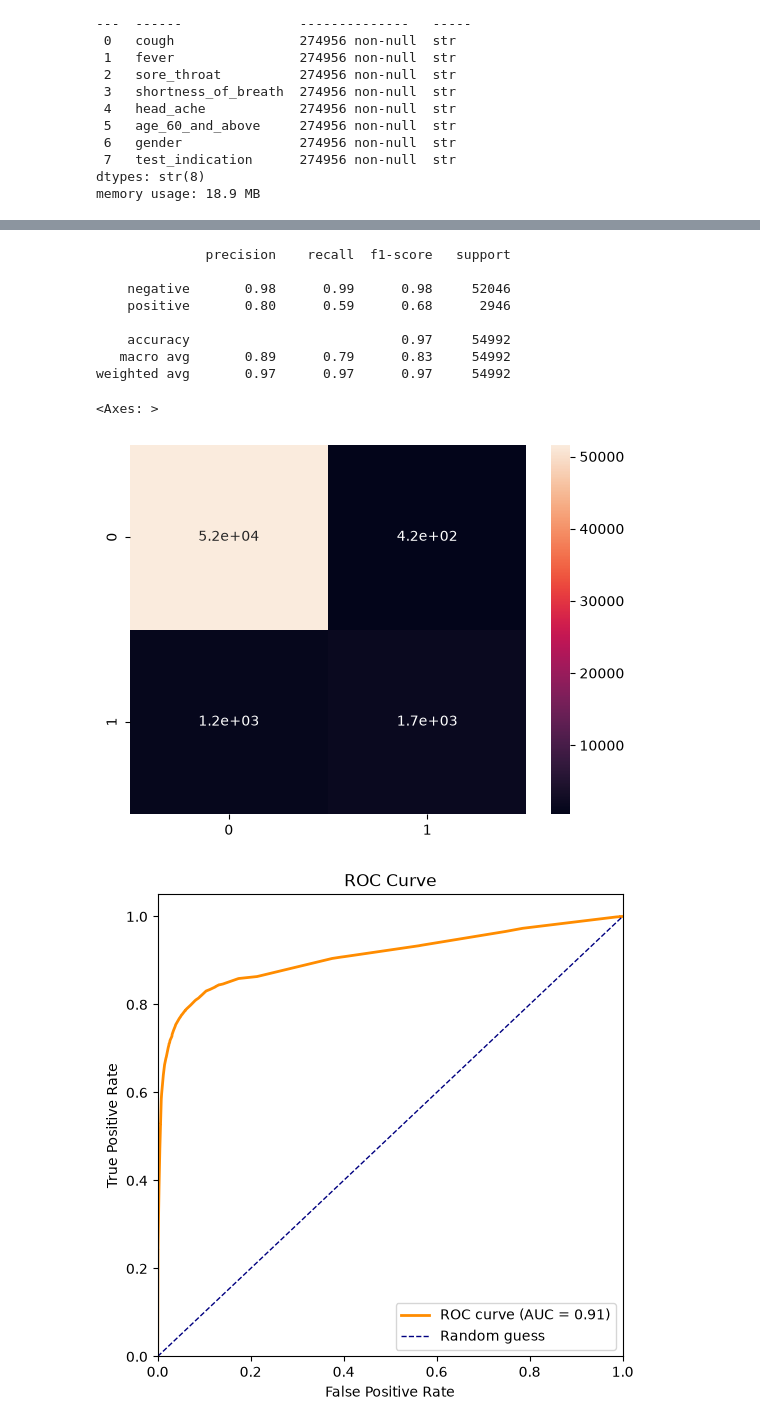
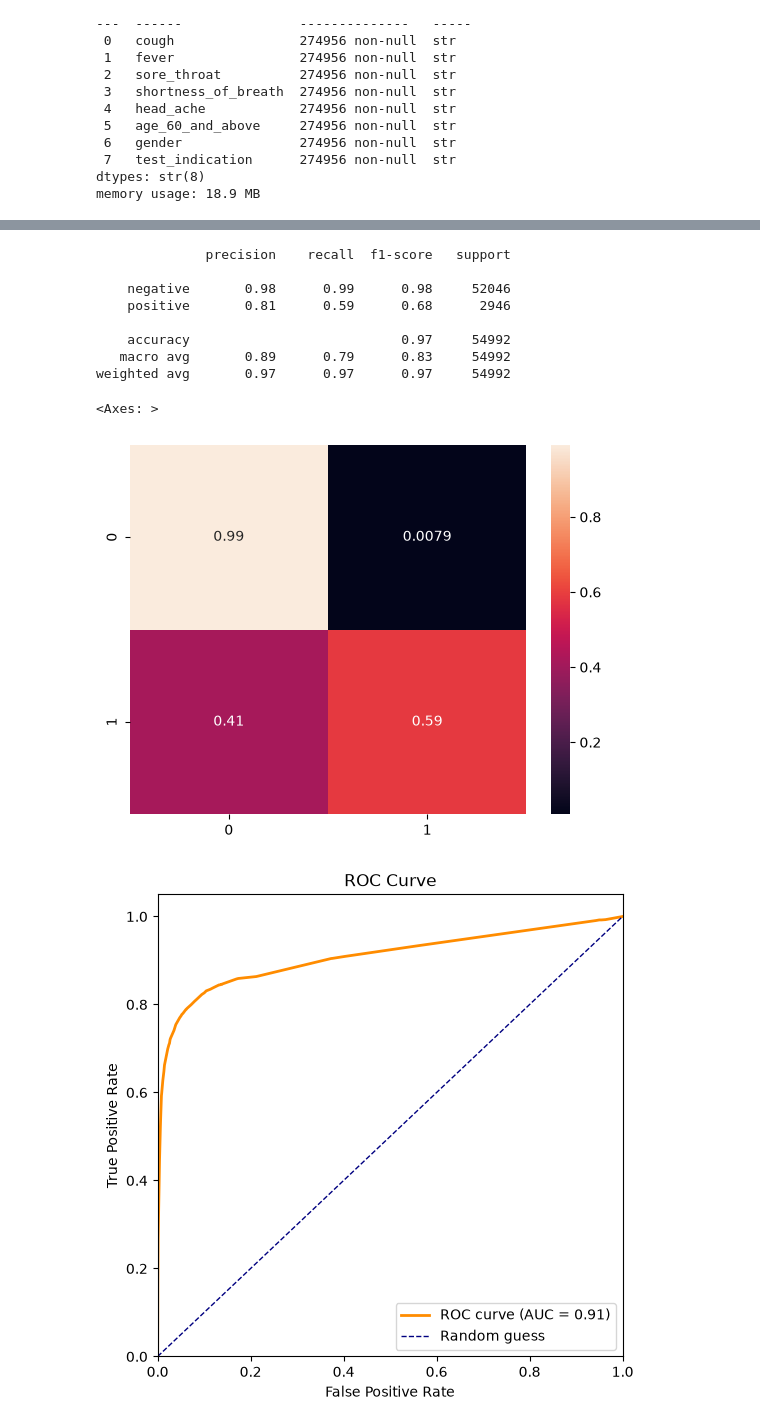
Before and after one commit to maxwhitemet/cambridge_spark_hackathon, a Jupyter notebook: catboost.ipynb, the cells around one changed output, grey strips where cells are left out. Drawn from its saved outputs; the diff is of its cells as text; code cells hidden in the pictures.

```diff
--- a/catboost.ipynb
+++ b/catboost.ipynb
@@ -70,10 +71,10 @@ dtypes: str(8)
 memory usage: 18.9 MB
 # %%
 from catboost import CatBoostClassifier
-cb_model = CatBoostClassifier()
+cb_model = CatBoostClassifier(verbose=False,random_state=24)
 
 cat_features = X.columns.tolist()
 
-cb_model.fit(X_train, y_train,cat_features=cat_features)
+cb_model.fit(X_train, y_train)
 y_pred = cb_model.predict(X_test)
 y_prob = cb_model.predict_proba(X_test)
@@ -102,18 +85,18 @@ print(classification_report(y_test, y_pred))
               precision    recall  f1-score   support
 
     negative       0.98      0.99      0.98     52046
-    positive       0.80      0.59      0.68      2946
+    positive       0.81      0.59      0.68      2946
 
     accuracy                           0.97     54992
    macro avg       0.89      0.79      0.83     54992
 weighted avg       0.97      0.97      0.97     54992
 # %%
 import seaborn as sns
-cm = confusion_matrix(y_test, y_pred)
+cm = confusion_matrix(y_test, y_pred,normalize='true')
 sns.heatmap(cm, annot=True)
 # %% [output]
 <Axes: >
-[figure, old version]
+[figure, new version]
 # %%
 fpr, tpr, thresholds = roc_curve(y_test, y_prob[:,1], pos_label='positive')
 # %%
```
Also changed, not shown: parts of 4 cells of this notebook.
